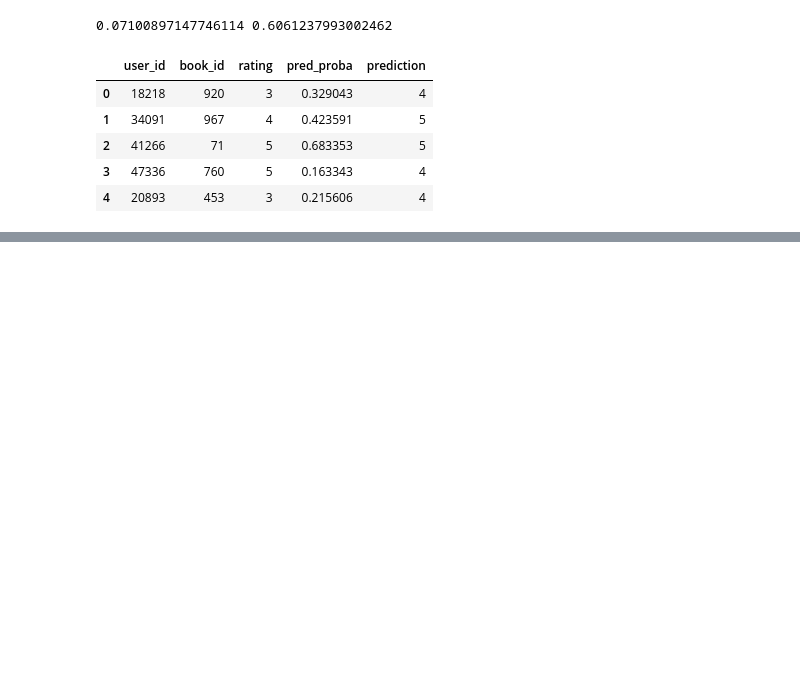
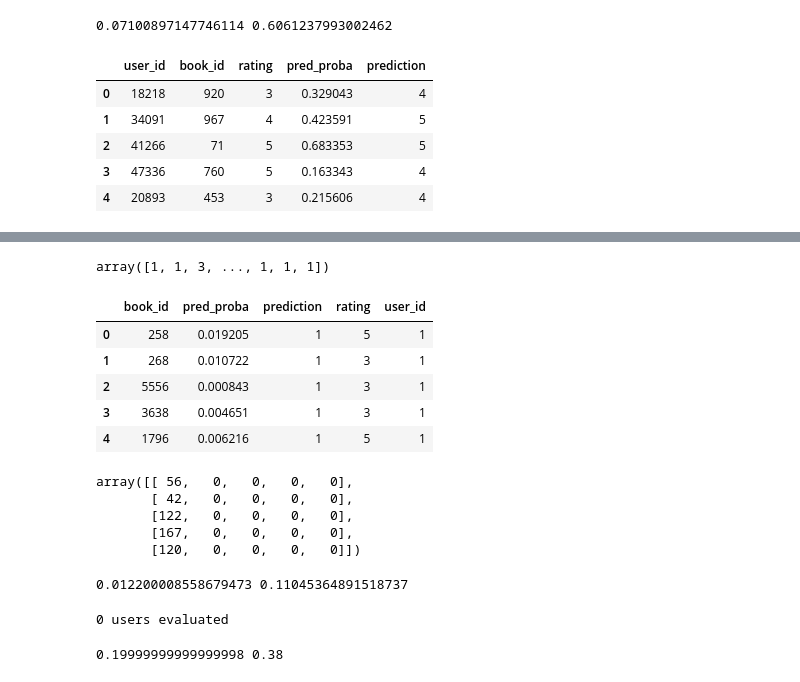
Before and after one commit to manoj0237/DeeplearningandAI-finalproject, a Jupyter notebook: Wide-Deep.ipynb, the cells around one changed output, grey strips where cells are left out. Cells and saved outputs as stored; diff of their text form; code cells hidden in the pictures; blank space fills up the shorter version.

```diff
--- a/Wide-Deep.ipynb
+++ b/Wide-Deep.ipynb
@@ -581,0 +592,2 @@ evaluation_data.head()
+# %%
+predictions = binary_model.predict(cold_start_data, verbose=1)
@@ -581,0 +606,2 @@ evaluation_data.head()
+# %%
+cold_start_users = pd.read_csv('data/cold_start_ratings_set.csv')
@@ -581,0 +676,3 @@ evaluation_data.head()
+# %%
+star5_model = load_model('models/wide_deep_5_1_128_False.h5')
+star5_predictions = star5_model.predict(cold_start_data, verbose=1)
@@ -581,0 +681,63 @@ evaluation_data.head()
+# %%
+predictions_formated = np.argmax(star5_predictions, axis=1)
+predictions_formated += 1
+# %%
+predictions_formated
+# %% [output]
+array([1, 1, 3, ..., 1, 1, 1])
+# %%
+pred_dfs = []
+
+for index, user in enumerate(users):
+
+    all_books = cold_start_users[cold_start_users['user_id'] == user]['book_id'].tolist()
+    idx = [b - 1 for b in all_books]
+    filter_books = cold_start_users[cold_start_users['user_id'] == user]
+    test_book_ratings = filter_books[filter_books['book_id'].isin(all_books)]['rating'].tolist()
+
+    #print(len(test_book_ratings))
+
+    pred = predictions_formated[idx]
+
+    pred_proba = star5_predictions[idx, 4]
+
+
+    #print(raw_predictions.shape)
+    df = pd.DataFrame({'book_id': all_books,
+                       'rating': test_book_ratings,
+                       'pred_proba': pred_proba,
+                       'prediction': pred})
+    df['user_id'] = user
+    pred_dfs.append(df)
+
+evaluate_df = pd.concat(pred_dfs, ignore_index=True)
+
+evaluate_df.head()
+# %% [output]
+|  | book_id | pred_proba | prediction | rating | user_id |
+| 0 | 258 | 0.019205 | 1 | 5 | 1 |
+| 1 | 268 | 0.010722 | 1 | 3 | 1 |
+| 2 | 5556 | 0.000843 | 1 | 3 | 1 |
+| 3 | 3638 | 0.004651 | 1 | 3 | 1 |
+| 4 | 1796 | 0.006216 | 1 | 5 | 1 |
+# %%
+cfm, p, r = ev.replay_5star_results(evaluate_df)
+cfm
+# %% [output]
+array([[ 56,   0,   0,   0,   0],
+       [ 42,   0,   0,   0,   0],
+       [122,   0,   0,   0,   0],
+       [167,   0,   0,   0,   0],
+       [120,   0,   0,   0,   0]])
+# %%
+print(p, r)
+# %% [output]
+0.012200008558679473 0.11045364891518737
+# %%
+APs, mAP, binary_mAP, bmAPs, skipped = ev.top_n_5star_results(evaluate_df, 10)
+# %% [output]
+0 users evaluated
+# %%
+print(mAP, binary_mAP)
+# %% [output]
+0.19999999999999998 0.38
```
Also changed, not shown: parts of 15 cells of this notebook, 12 other files.
